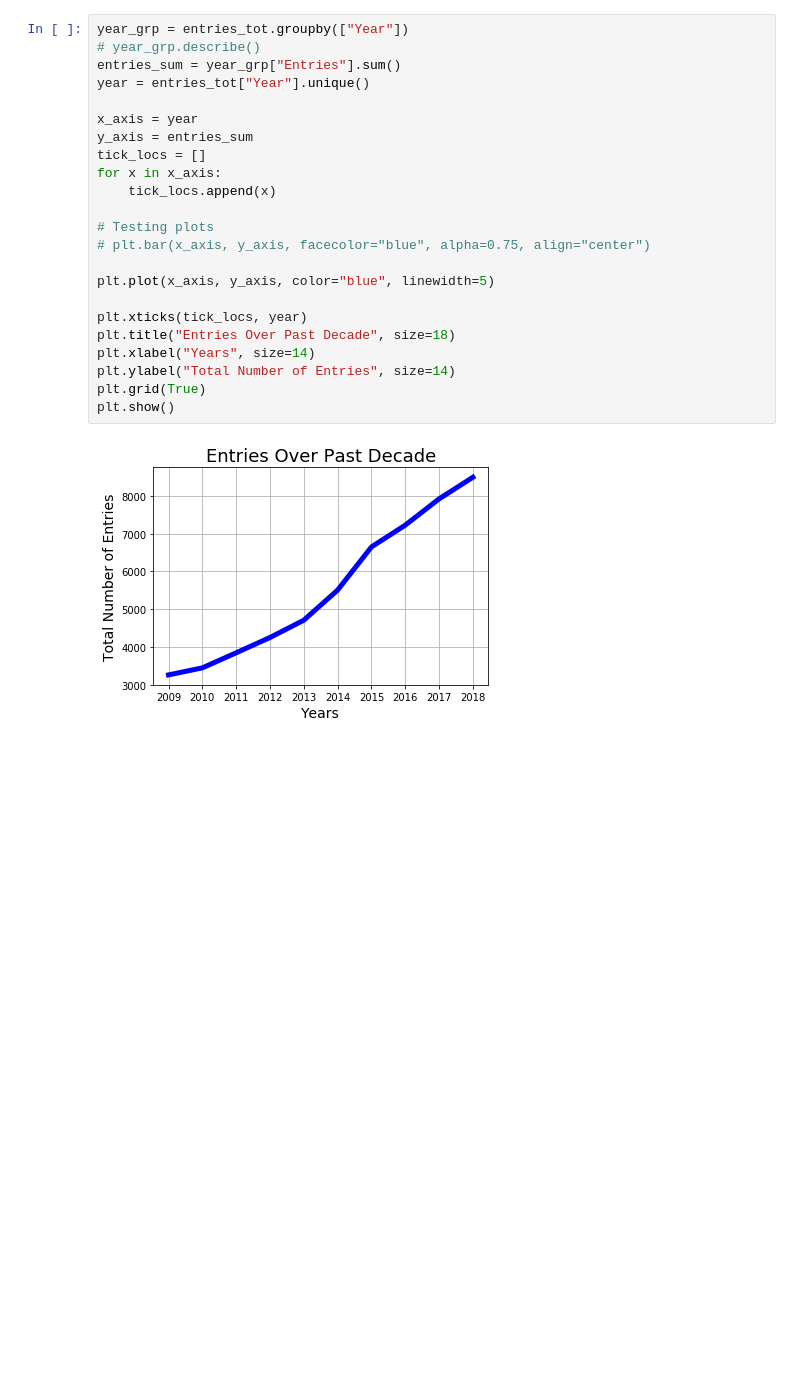
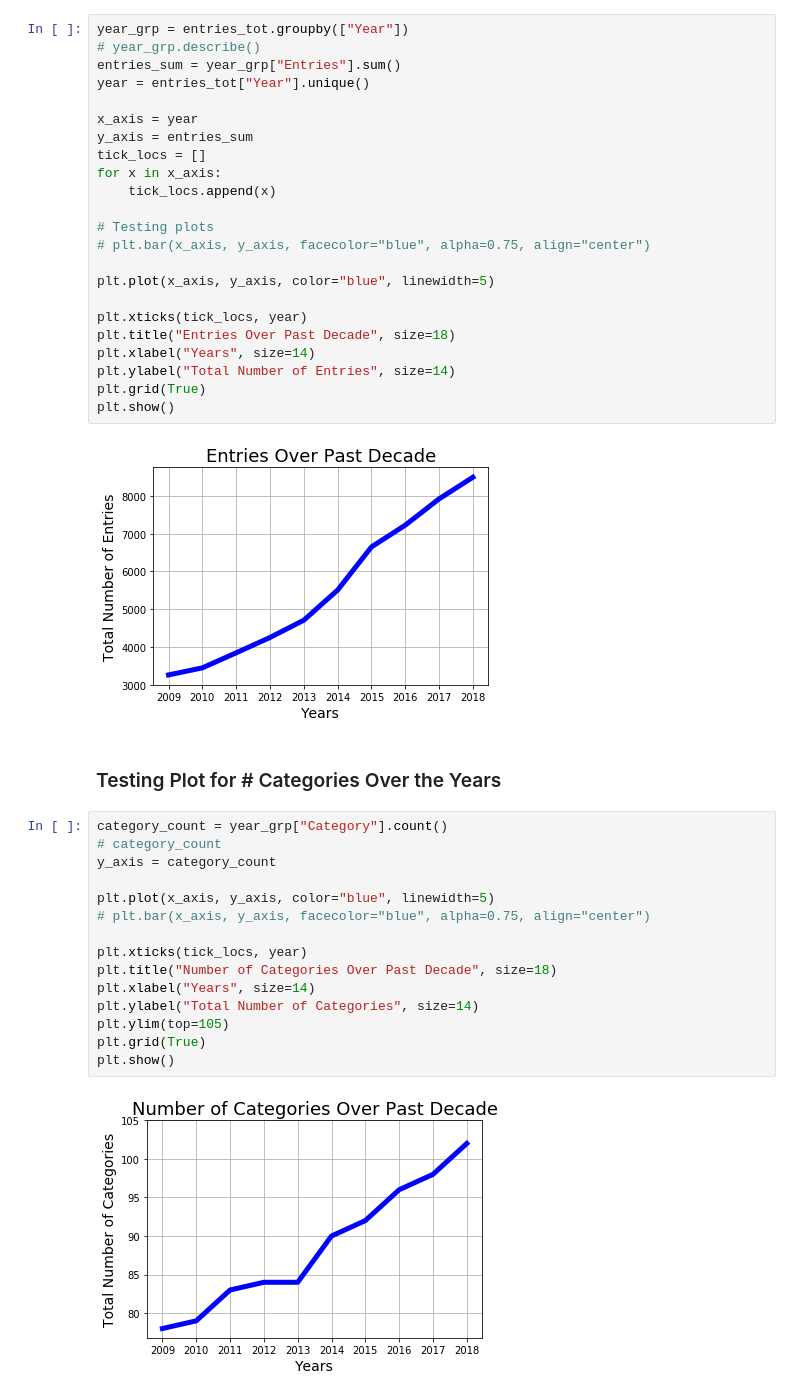
Before and after one commit to jbizzlefoshizzle/Project-1, a Jupyter notebook: CSV.ipynb, the cells around one changed output. Cells and saved outputs as stored; diff of their text form; blank space fills up the shorter version.

Commit message:
Test plot added

```diff
--- a/CSV.ipynb
+++ b/CSV.ipynb
@@ -352,3 +354,22 @@ plt.grid(True)
 plt.show()
 # %% [output]
 [figure]
+# %% [markdown]
+### Testing Plot for # Categories Over the Years
+# %%
+category_count = year_grp["Category"].count()
+# category_count
+y_axis = category_count
+
+plt.plot(x_axis, y_axis, color="blue", linewidth=5)
+# plt.bar(x_axis, y_axis, facecolor="blue", alpha=0.75, align="center")
+
+plt.xticks(tick_locs, year)
+plt.title("Number of Categories Over Past Decade", size=18)
+plt.xlabel("Years", size=14)
+plt.ylabel("Total Number of Categories", size=14)
+plt.ylim(top=105)
+plt.grid(True)
+plt.show()
+# %% [output]
+[figure, added]
```
Also changed, not shown: parts of 1 cell of this notebook.
